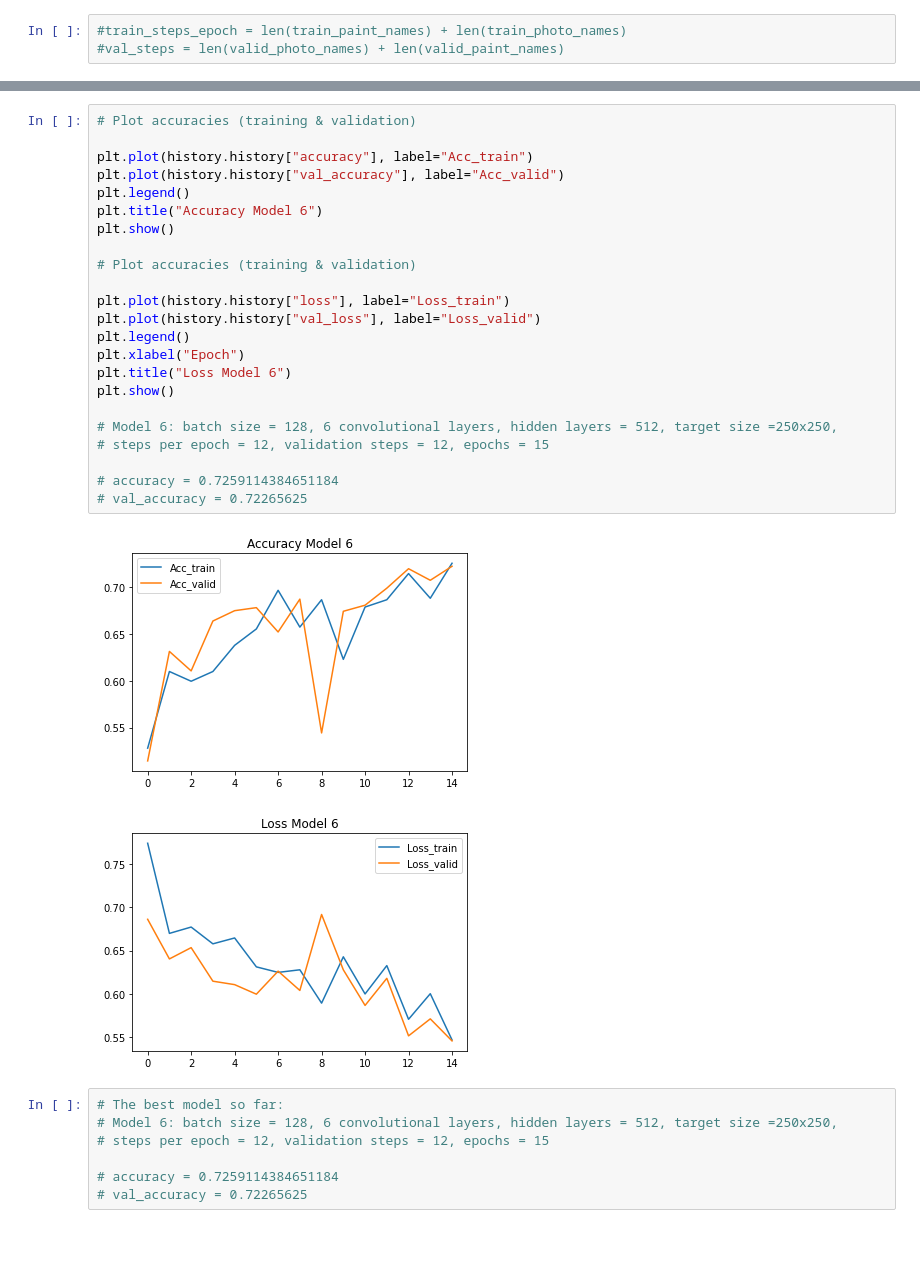
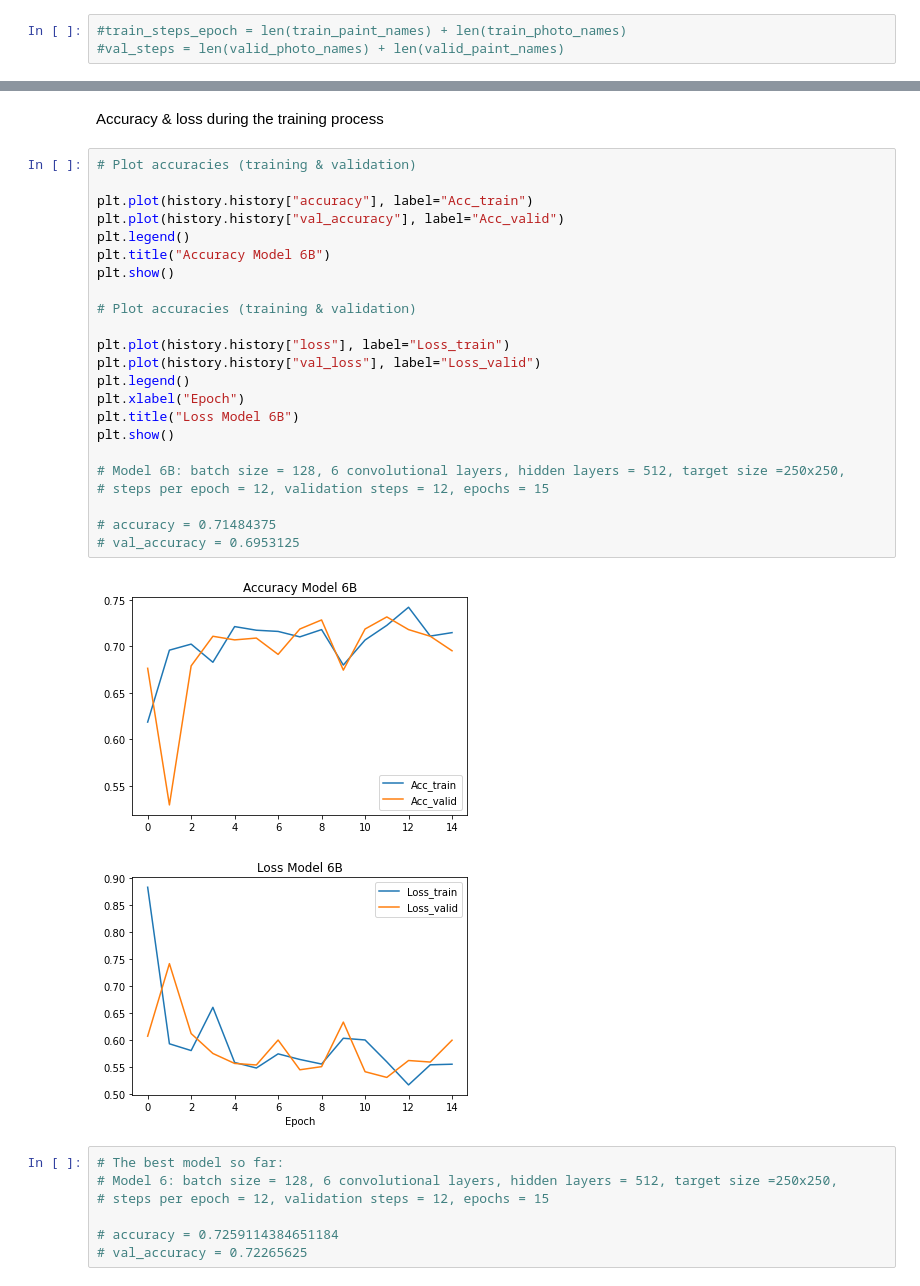
Before and after one commit to agnieszka-aga/PaintingVsPhoto_CNN, a Jupyter notebook: PaintingVsPhoto_CNN_Keras.ipynb, the cells around one changed output, grey strips where cells are left out. Cells and saved outputs as stored; diff of their text form; blank space fills up the shorter version.

```diff
--- a/PaintingVsPhoto_CNN_Keras.ipynb
+++ b/PaintingVsPhoto_CNN_Keras.ipynb
@@ -299,29 +331,31 @@ history.history
+# %% [markdown]
+Accuracy & loss during the training process
 # %%
 # Plot accuracies (training & validation)
 
 plt.plot(history.history["accuracy"], label="Acc_train")
 plt.plot(history.history["val_accuracy"], label="Acc_valid")
 plt.legend()
-plt.title("Accuracy Model 6")
+plt.title("Accuracy Model 6B")
 plt.show()
 
 # Plot accuracies (training & validation)
 
 plt.plot(history.history["loss"], label="Loss_train")
 plt.plot(history.history["val_loss"], label="Loss_valid")
 plt.legend()
 plt.xlabel("Epoch")
-plt.title("Loss Model 6")
+plt.title("Loss Model 6B")
 plt.show()
 
-# Model 6: batch size = 128, 6 convolutional layers, hidden layers = 512, target size =250x250,
+# Model 6B: batch size = 128, 6 convolutional layers, hidden layers = 512, target size =250x250,
 # steps per epoch = 12, validation steps = 12, epochs = 15
 
-# accuracy = 0.7259114384651184
-# val_accuracy = 0.72265625
+# accuracy = 0.71484375
+# val_accuracy = 0.6953125
 # %% [output]
-[figure, old version]
+[figure, new version]
-[figure, old version]
+[figure, new version]
 # %%
 # The best model so far:
 # Model 6: batch size = 128, 6 convolutional layers, hidden layers = 512, target size =250x250,
```
Also changed, not shown: parts of 22 cells of this notebook, 2 other files.
